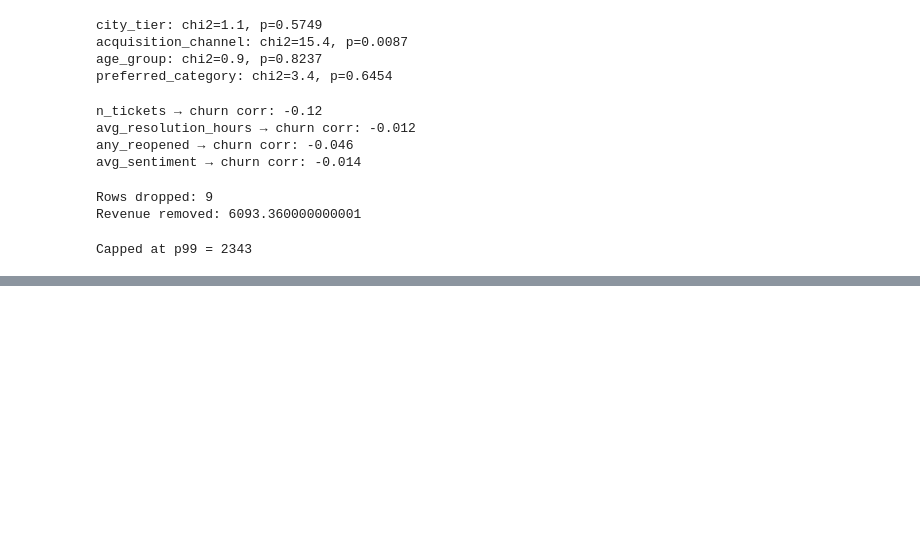
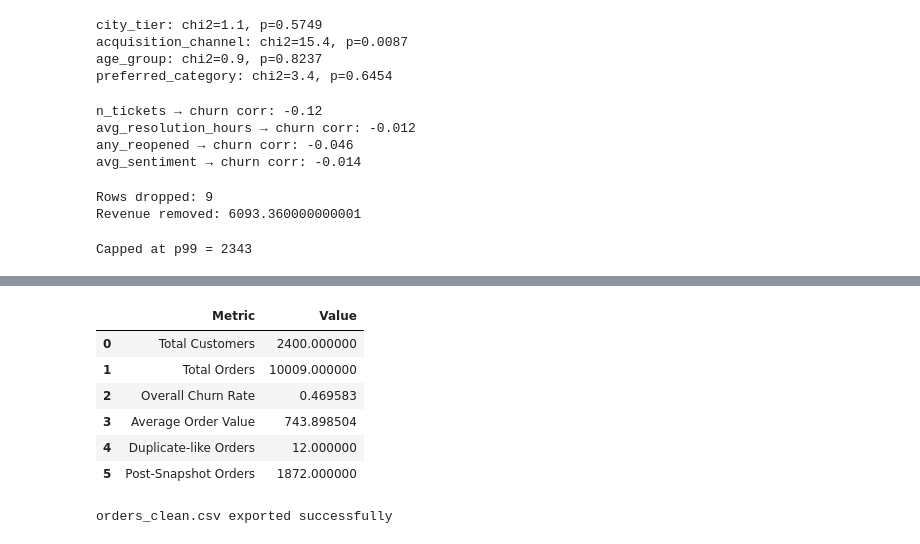
Before and after one commit to GuDLish/d2c-churn-eda-audit, a Jupyter notebook: eda_audit.ipynb, the cells around one changed output, grey strips where cells are left out. Cells and saved outputs as stored; diff of their text form; code cells hidden in the pictures; blank space fills up the shorter version.

Commit message:
update edat audit file and created orders_clean.csv

```diff
--- a/eda_audit.ipynb
+++ b/eda_audit.ipynb
@@ -1003,0 +1030,49 @@ Capped at p99 = 2343
+# %%
+# EDA Summary Table
+
+summary_table = pd.DataFrame({
+
+    "Metric": [
+
+        "Total Customers",
+        "Total Orders",
+        "Overall Churn Rate",
+        "Average Order Value",
+        "Duplicate-like Orders",
+        "Post-Snapshot Orders"
+
+    ],
+
+    "Value": [
+
+        customers.shape[0],
+        orders.shape[0],
+        churn_labels["churn_next_60d"].mean(),
+        orders["gross_amount"].mean(),
+        dup_orders.shape[0],
+        post_snapshot_orders.shape[0]
+
+    ]
+
+})
+
+summary_table
+# %% [output]
+|  | Metric | Value |
+| 0 | Total Customers | 2400.000000 |
+| 1 | Total Orders | 10009.000000 |
+| 2 | Overall Churn Rate | 0.469583 |
+| 3 | Average Order Value | 743.898504 |
+| 4 | Duplicate-like Orders | 12.000000 |
+| 5 | Post-Snapshot Orders | 1872.000000 |
+# %%
+# Export Cleaned Dataset
+
+orders_clean.to_csv(
+    "orders_clean.csv",
+    index=False
+)
+
+print("orders_clean.csv exported successfully")
+# %% [output]
+orders_clean.csv exported successfully
```
Also changed, not shown: parts of 5 cells of this notebook, 3 other files.
